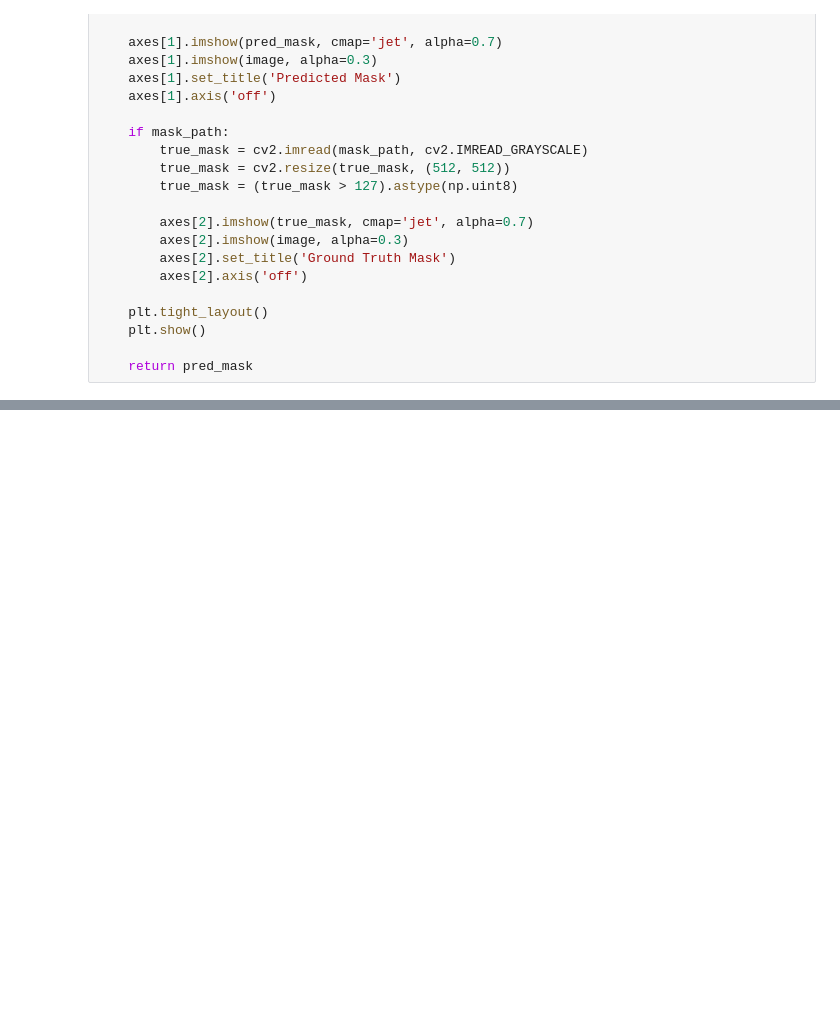
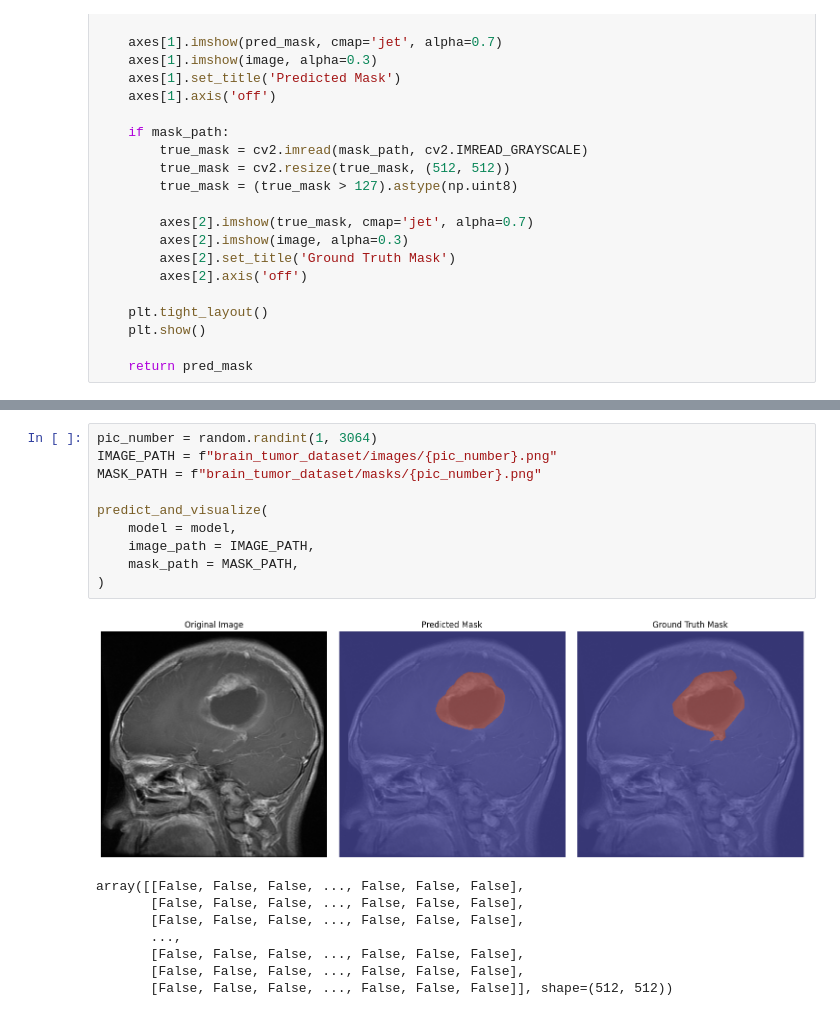
Before and after one commit to youssef-omarrr/Machine-and-deep-learning, a Jupyter notebook: Projects/Brain Tumor Segmentation/Brain_tumor_seg_V3.ipynb, the cells around one changed output, grey strips where cells are left out. Cells and saved outputs as stored; diff of their text form; blank space fills up the shorter version.

```diff
--- a/Projects/Brain Tumor Segmentation/Brain_tumor_seg_V3.ipynb
+++ b/Projects/Brain Tumor Segmentation/Brain_tumor_seg_V3.ipynb
@@ -856,0 +1132,19 @@ KeyboardInterrupt:
+# %%
+pic_number = random.randint(1, 3064)
+IMAGE_PATH = f"brain_tumor_dataset/images/{pic_number}.png"
+MASK_PATH = f"brain_tumor_dataset/masks/{pic_number}.png"
+
+predict_and_visualize(
+    model = model,
+    image_path = IMAGE_PATH,
+    mask_path = MASK_PATH,
+)
+# %% [output]
+[figure, added]
+array([[False, False, False, ..., False, False, False],
+       [False, False, False, ..., False, False, False],
+       [False, False, False, ..., False, False, False],
+       ...,
+       [False, False, False, ..., False, False, False],
+       [False, False, False, ..., False, False, False],
+       [False, False, False, ..., False, False, False]], shape=(512, 512))
```
Also changed, not shown: parts of 14 cells of this notebook, 5 other files.
